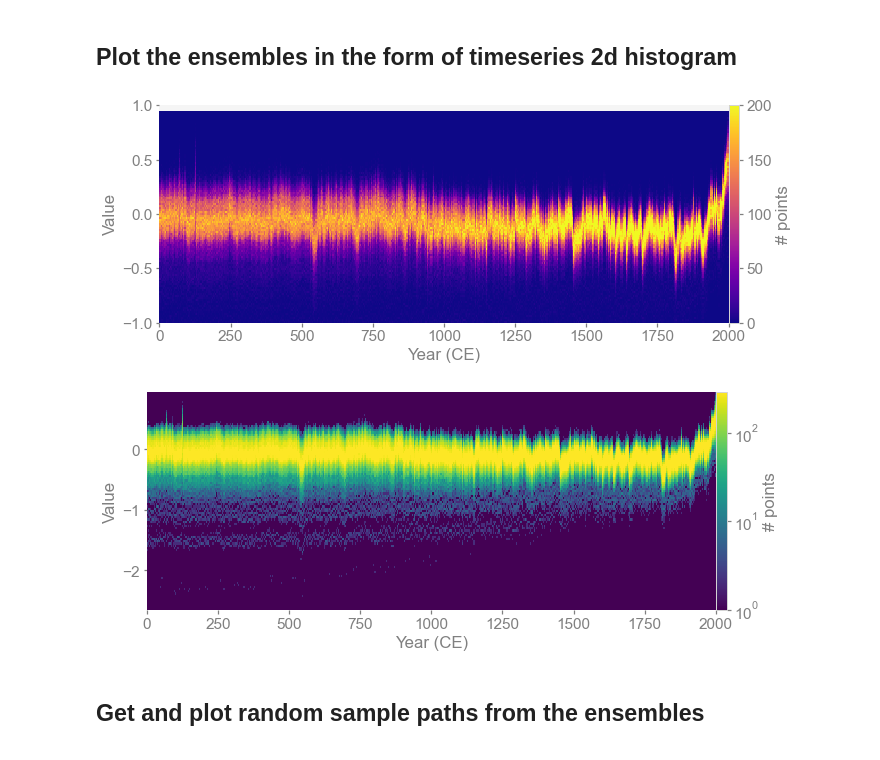
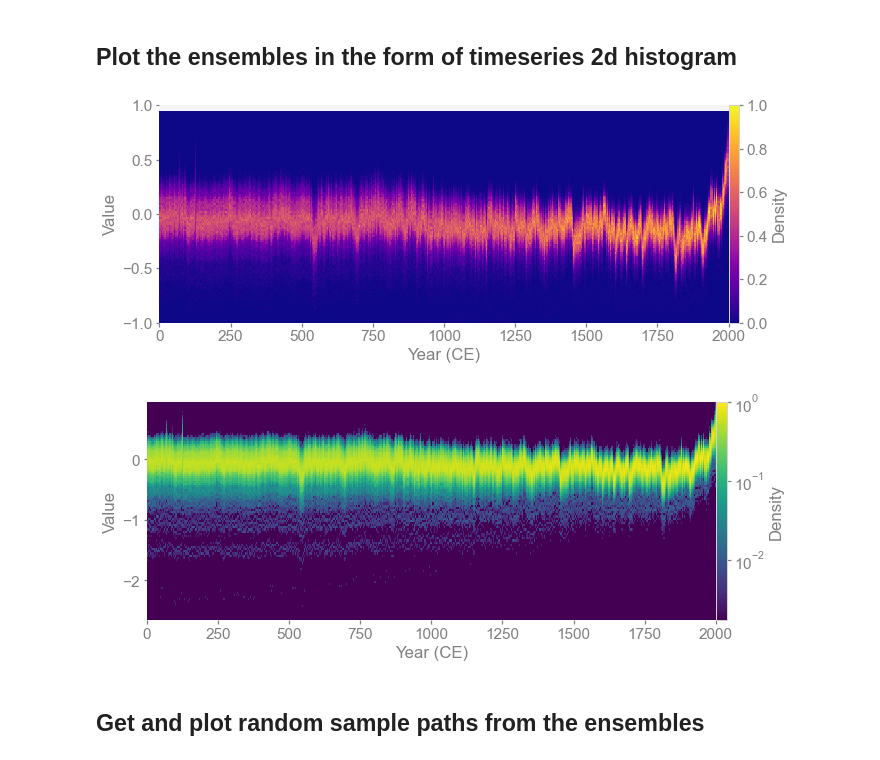
Before and after one commit to LinkedEarth/pens, a Jupyter notebook: docs/notebooks/quickstart.ipynb, the cells around one changed output. Saved outputs shown, nothing was run; the diff lists cells and outputs as text; code cells hidden in the pictures.

```diff
--- a/docs/notebooks/quickstart.ipynb
+++ b/docs/notebooks/quickstart.ipynb
@@ -11,5 +11,5 @@ import pens
 # the data can be downloaded from:
 # https://atmos.washington.edu/%7Ehakim/lmr/LMRv2/gmt_MCruns_ensemble_full_LMRv2.1.nc
 path = './data/gmt_MCruns_ensemble_full_LMRv2.1.nc'
-ens = pens.EnsembleTS().load_nc(path, var='gmt')
+ens_LMR = pens.EnsembleTS().load_nc(path, var='gmt')
 # %%
@@ -29,13 +29,13 @@ fig, ax = ens.plot_qs(ylabel='GMST [K]', title='LMR v2.1')
 # %% [markdown]
 ## Plot the ensembles in the form of timeseries 2d histogram
 # %%
-fig, ax = ens.plot_hist2d(vmax=200, ylim=(-1, 1))
+fig, ax = ens_LMR.line_density(ylim=(-1, 1))
 # %% [output]
-[figure, old version]
+[figure, new version]
 # %%
-fig, ax = ens.plot_hist2d(color_scale='log', cmap='viridis', bins=[500, 100])
+fig, ax = ens_LMR.line_density(color_scale='log', cmap='viridis', bins=[500, 100])
 # %% [output]
-[figure, old version]
+[figure, new version]
 # %% [markdown]
 ## Get and plot random sample paths from the ensembles
 # %%
```
Also changed, not shown: parts of 11 cells of this notebook, 23 other files.
